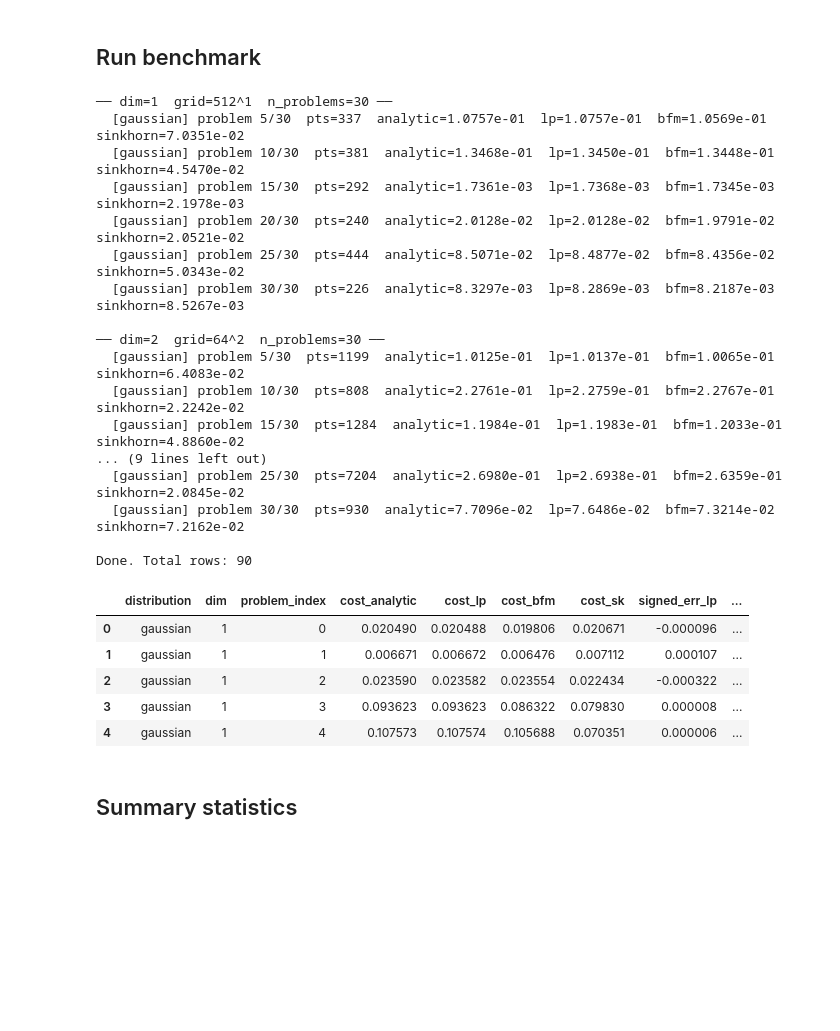
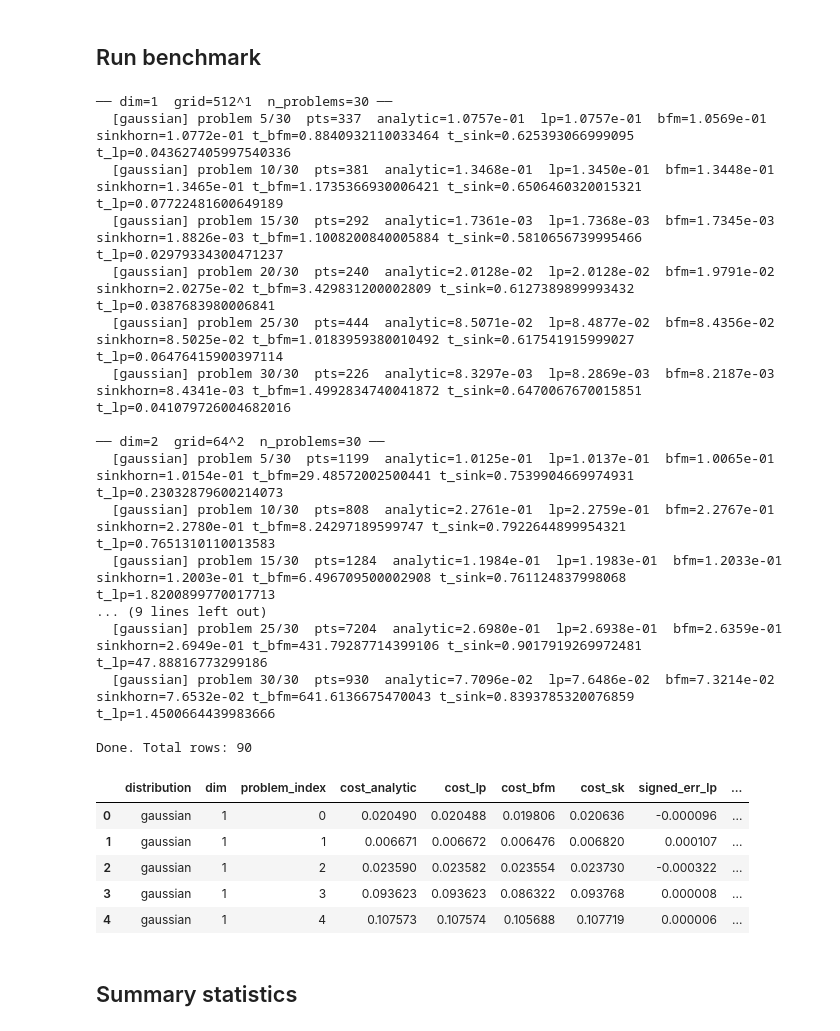
Before and after one commit to AI-Quantum-Research-Group/uot-bench, a Jupyter notebook: notebooks/gaussian_analytic_cost_comparison.ipynb, the cells around one changed output. Drawn from its saved outputs; the diff is of its cells as text; code cells hidden in the pictures; blank space fills up the shorter version.

```diff
--- a/notebooks/gaussian_analytic_cost_comparison.ipynb
+++ b/notebooks/gaussian_analytic_cost_comparison.ipynb
@@ -98,8 +131,8 @@ BFM_PARAMS = dict(
 # Note: Sinkhorn solves regularised OT, so costs are biased by reg.
 # Dense kernel — only feasible for 1D at GRID_SIZES above.
 SINKHORN_PARAMS = dict(
-    reg=1e-3,
-    maxiter=5_000,
+    reg=3e-4,
+    maxiter=500_000,
     tol=1e-6,
 )
 
@@ -168,8 +201,9 @@ def _compress_measure(measure, rel_tol=1e-10):
 
 
 lp_solver       = LinearProgrammingTwoMarginalSolver()
+# bfm_solver      = BackNForthSqEuclideanSolver(pushforward_fn='cic')
 bfm_solver      = BackNForthSqEuclideanSolver(pushforward_fn=adaptive_pushforward_nd)
-sinkhorn_solver = SinkhornTwoMarginalSolver()
+sinkhorn_solver = SinkhornTwoMarginalLogJaxSolver()
 
 records = []
 
@@ -241,50 +275,52 @@ for dim in (1, 2, 3):
                 cost_lp=cost_lp,
                 cost_bfm=cost_bfm,
                 cost_sk=cost_sk,
                 signed_err_lp=signed_err_lp,
                 signed_err_bfm=signed_err_bfm,
                 signed_err_sk=signed_err_sk,
                 t_lp=t_lp,
                 t_bfm=t_bfm,
                 t_sk=t_sk,
                 n_pts_pc=int(X_mu.shape[0]),
                 bfm_iters=int(bfm_out['iterations']),
                 sk_iters=int(sk_out['iterations']),
             ))
 
             if (prob_idx + 1) % 5 == 0:
                 print(f'  [{dist_name}] problem {prob_idx+1}/{N_PROBLEMS}  '
                       f'pts={X_mu.shape[0]}  '
                       f'analytic={cost_analytic:.4e}  lp={cost_lp:.4e}  '
-                      f'bfm={cost_bfm:.4e}  sinkhorn={cost_sk:.4e}')
+                      f'bfm={cost_bfm:.4e}  sinkhorn={cost_sk:.4e} '
+                      f't_bfm={t_bfm} t_sink={t_sk} t_lp={t_lp}'
+                      )
 
 df = pd.DataFrame(records)
 print('\nDone. Total rows:', len(df))
 df.head()
 # %% [output]
 ── dim=1  grid=512^1  n_problems=30 ──
-  [gaussian] problem 5/30  pts=337  analytic=1.0757e-01  lp=1.0757e-01  bfm=1.0569e-01  sinkhorn=7.0351e-02
-  [gaussian] problem 10/30  pts=381  analytic=1.3468e-01  lp=1.3450e-01  bfm=1.3448e-01  sinkhorn=4.5470e-02
-  [gaussian] problem 15/30  pts=292  analytic=1.7361e-03  lp=1.7368e-03  bfm=1.7345e-03  sinkhorn=2.1978e-03
-  [gaussian] problem 20/30  pts=240  analytic=2.0128e-02  lp=2.0128e-02  bfm=1.9791e-02  sinkhorn=2.0521e-02
-  [gaussian] problem 25/30  pts=444  analytic=8.5071e-02  lp=8.4877e-02  bfm=8.4356e-02  sinkhorn=5.0343e-02
-  [gaussian] problem 30/30  pts=226  analytic=8.3297e-03  lp=8.2869e-03  bfm=8.2187e-03  sinkhorn=8.5267e-03
+  [gaussian] problem 5/30  pts=337  analytic=1.0757e-01  lp=1.0757e-01  bfm=1.0569e-01  sinkhorn=1.0772e-01 t_bfm=0.8840932110033464 t_sink=0.625393066999095 t_lp=0.043627405997540336
+  [gaussian] problem 10/30  pts=381  analytic=1.3468e-01  lp=1.3450e-01  bfm=1.3448e-01  sinkhorn=1.3465e-01 t_bfm=1.1735366930006421 t_sink=0.6506460320015321 t_lp=0.07722481600649189
+  [gaussian] problem 15/30  pts=292  analytic=1.7361e-03  lp=1.7368e-03  bfm=1.7345e-03  sinkhorn=1.8826e-03 t_bfm=1.1008200840005884 t_sink=0.5810656739995466 t_lp=0.02979334300471237
+  [gaussian] problem 20/30  pts=240  analytic=2.0128e-02  lp=2.0128e-02  bfm=1.9791e-02  sinkhorn=2.0275e-02 t_bfm=3.429831200002809 t_sink=0.6127389899993432 t_lp=0.0387683980006841
+  [gaussian] problem 25/30  pts=444  analytic=8.5071e-02  lp=8.4877e-02  bfm=8.4356e-02  sinkhorn=8.5025e-02 t_bfm=1.0183959380010492 t_sink=0.617541915999027 t_lp=0.06476415900397114
+  [gaussian] problem 30/30  pts=226  analytic=8.3297e-03  lp=8.2869e-03  bfm=8.2187e-03  sinkhorn=8.4341e-03 t_bfm=1.4992834740041872 t_sink=0.6470067670015851 t_lp=0.041079726004682016
 
 ── dim=2  grid=64^2  n_problems=30 ──
-  [gaussian] problem 5/30  pts=1199  analytic=1.0125e-01  lp=1.0137e-01  bfm=1.0065e-01  sinkhorn=6.4083e-02
-  [gaussian] problem 10/30  pts=808  analytic=2.2761e-01  lp=2.2759e-01  bfm=2.2767e-01  sinkhorn=2.2242e-02
-  [gaussian] problem 15/30  pts=1284  analytic=1.1984e-01  lp=1.1983e-01  bfm=1.2033e-01  sinkhorn=4.8860e-02
+  [gaussian] problem 5/30  pts=1199  analytic=1.0125e-01  lp=1.0137e-01  bfm=1.0065e-01  sinkhorn=1.0154e-01 t_bfm=29.48572002500441 t_sink=0.7539904669974931 t_lp=0.23032879600214073
+  [gaussian] problem 10/30  pts=808  analytic=2.2761e-01  lp=2.2759e-01  bfm=2.2767e-01  sinkhorn=2.2780e-01 t_bfm=8.24297189599747 t_sink=0.7922644899954321 t_lp=0.7651310110013583
+  [gaussian] problem 15/30  pts=1284  analytic=1.1984e-01  lp=1.1983e-01  bfm=1.2033e-01  sinkhorn=1.2003e-01 t_bfm=6.496709500002908 t_sink=0.761124837998068 t_lp=1.8200899770017713
 ... (9 lines left out)
-  [gaussian] problem 25/30  pts=7204  analytic=2.6980e-01  lp=2.6938e-01  bfm=2.6359e-01  sinkhorn=2.0845e-02
-  [gaussian] problem 30/30  pts=930  analytic=7.7096e-02  lp=7.6486e-02  bfm=7.3214e-02  sinkhorn=7.2162e-02
+  [gaussian] problem 25/30  pts=7204  analytic=2.6980e-01  lp=2.6938e-01  bfm=2.6359e-01  sinkhorn=2.6949e-01 t_bfm=431.79287714399106 t_sink=0.9017919269972481 t_lp=47.88816773299186
+  [gaussian] problem 30/30  pts=930  analytic=7.7096e-02  lp=7.6486e-02  bfm=7.3214e-02  sinkhorn=7.6532e-02 t_bfm=641.6136675470043 t_sink=0.8393785320076859 t_lp=1.4500664439983666
 
 Done. Total rows: 90
 |  | distribution | dim | problem_index | cost_analytic | cost_lp | cost_bfm | cost_sk | signed_err_lp | ... |
-| 0 | gaussian | 1 | 0 | 0.020490 | 0.020488 | 0.019806 | 0.020671 | -0.000096 | ... |
-| 1 | gaussian | 1 | 1 | 0.006671 | 0.006672 | 0.006476 | 0.007112 | 0.000107 | ... |
-| 2 | gaussian | 1 | 2 | 0.023590 | 0.023582 | 0.023554 | 0.022434 | -0.000322 | ... |
-| 3 | gaussian | 1 | 3 | 0.093623 | 0.093623 | 0.086322 | 0.079830 | 0.000008 | ... |
-| 4 | gaussian | 1 | 4 | 0.107573 | 0.107574 | 0.105688 | 0.070351 | 0.000006 | ... |
+| 0 | gaussian | 1 | 0 | 0.020490 | 0.020488 | 0.019806 | 0.020636 | -0.000096 | ... |
+| 1 | gaussian | 1 | 1 | 0.006671 | 0.006672 | 0.006476 | 0.006820 | 0.000107 | ... |
+| 2 | gaussian | 1 | 2 | 0.023590 | 0.023582 | 0.023554 | 0.023730 | -0.000322 | ... |
+| 3 | gaussian | 1 | 3 | 0.093623 | 0.093623 | 0.086322 | 0.093768 | 0.000008 | ... |
+| 4 | gaussian | 1 | 4 | 0.107573 | 0.107574 | 0.105688 | 0.107719 | 0.000006 | ... |
 # %% [markdown]
 ## Summary statistics
 # %%
```
Also changed, not shown: parts of 7 cells of this notebook, 2 other files.
